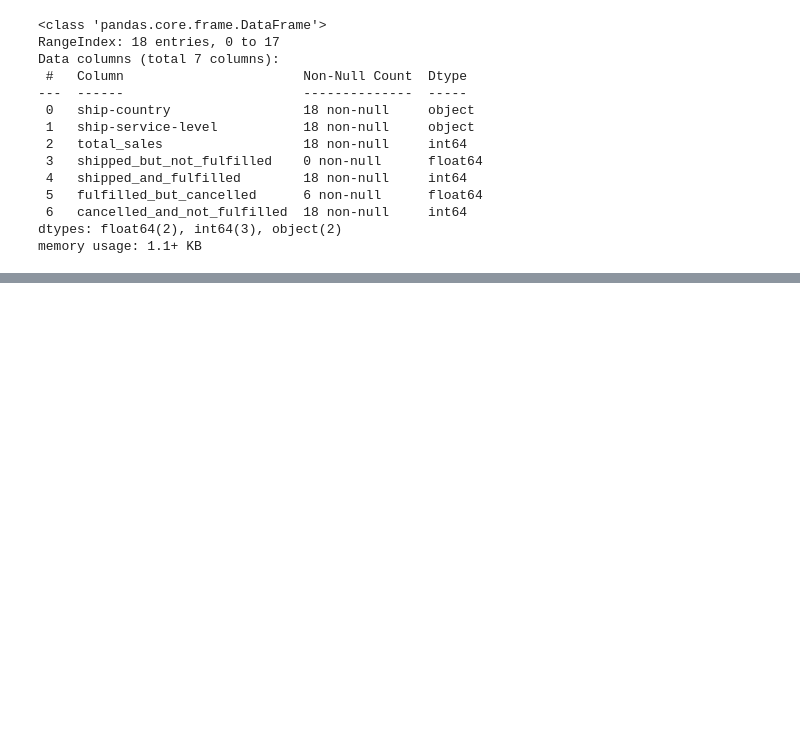
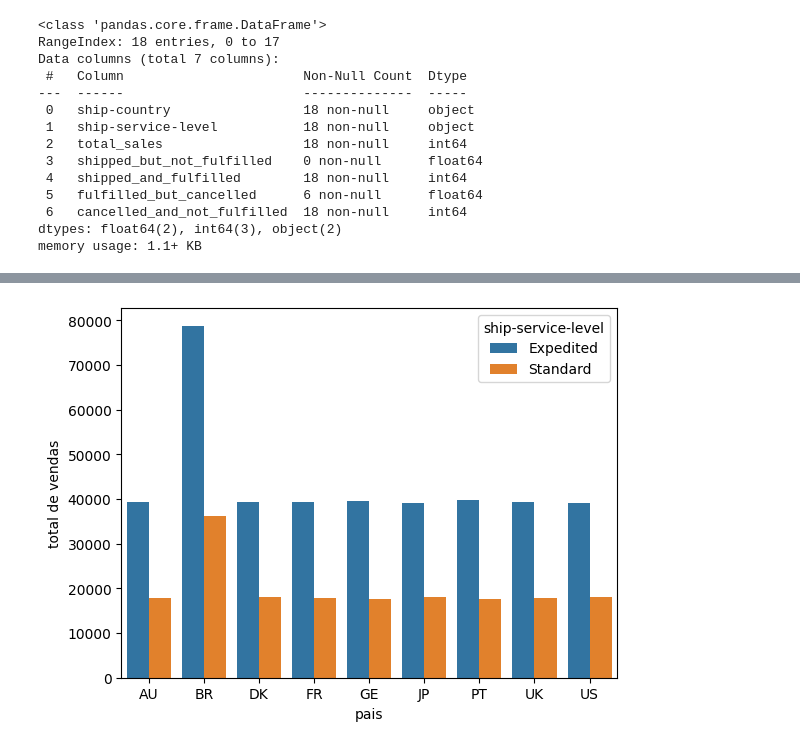
Before and after one commit to joelsonSantos/banco_de_dados-aula7, a Jupyter notebook: analises.ipynb, the cells around one changed output, grey strips where cells are left out. Saved outputs shown, nothing was run; the diff lists cells and outputs as text; code cells hidden in the pictures; blank space fills up the shorter version.

```diff
--- a/analises.ipynb
+++ b/analises.ipynb
@@ -56,0 +84,8 @@ memory usage: 1.1+ KB
+# %%
+sns.barplot(x="ship-country", y="total_sales", hue="ship-service-level" , data=deliveries)
+plt.xlabel("pais")
+plt.ylabel("total de vendas")
+
+plt.show()
+# %% [output]
+[figure, added]
```
Also changed, not shown: parts of 9 cells of this notebook.
